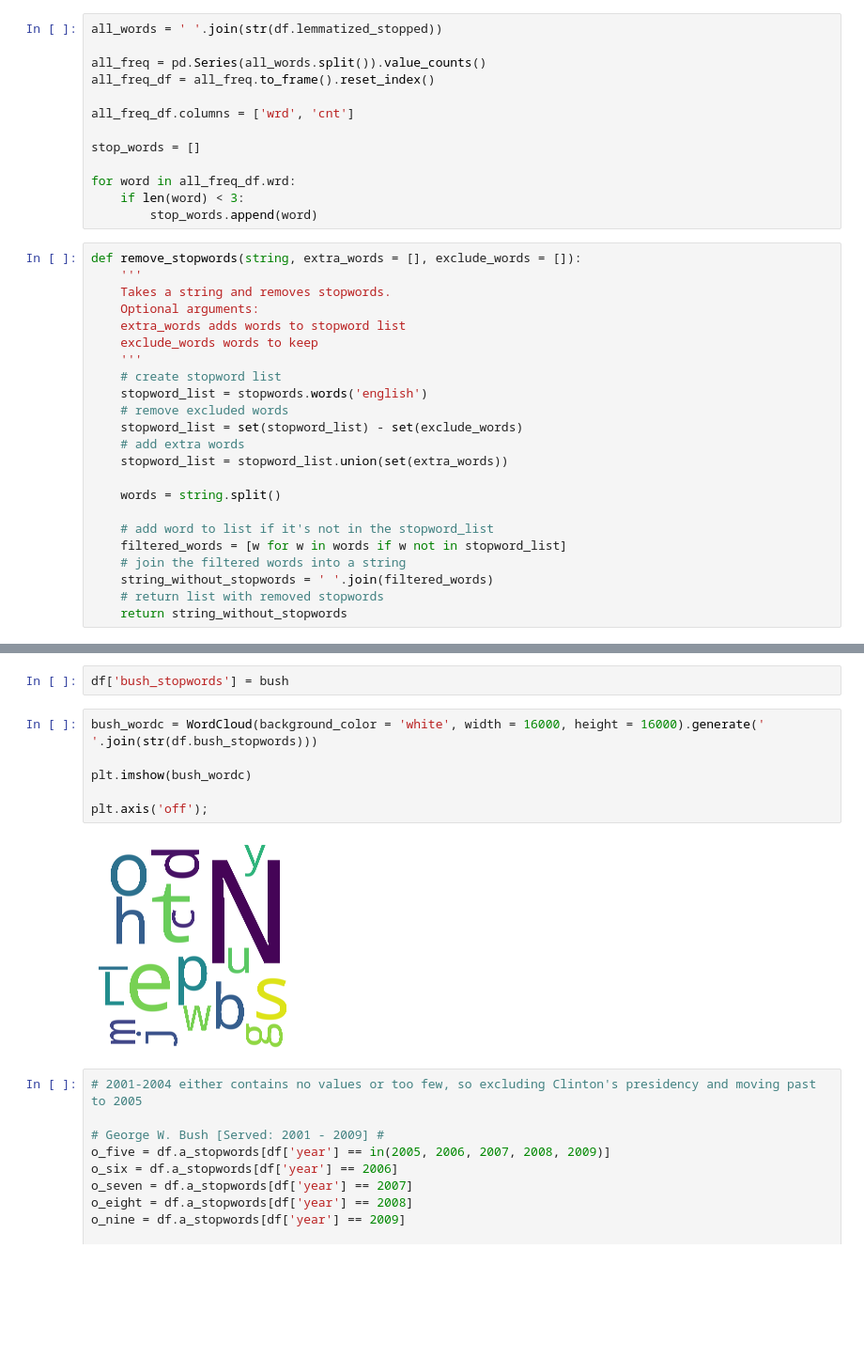
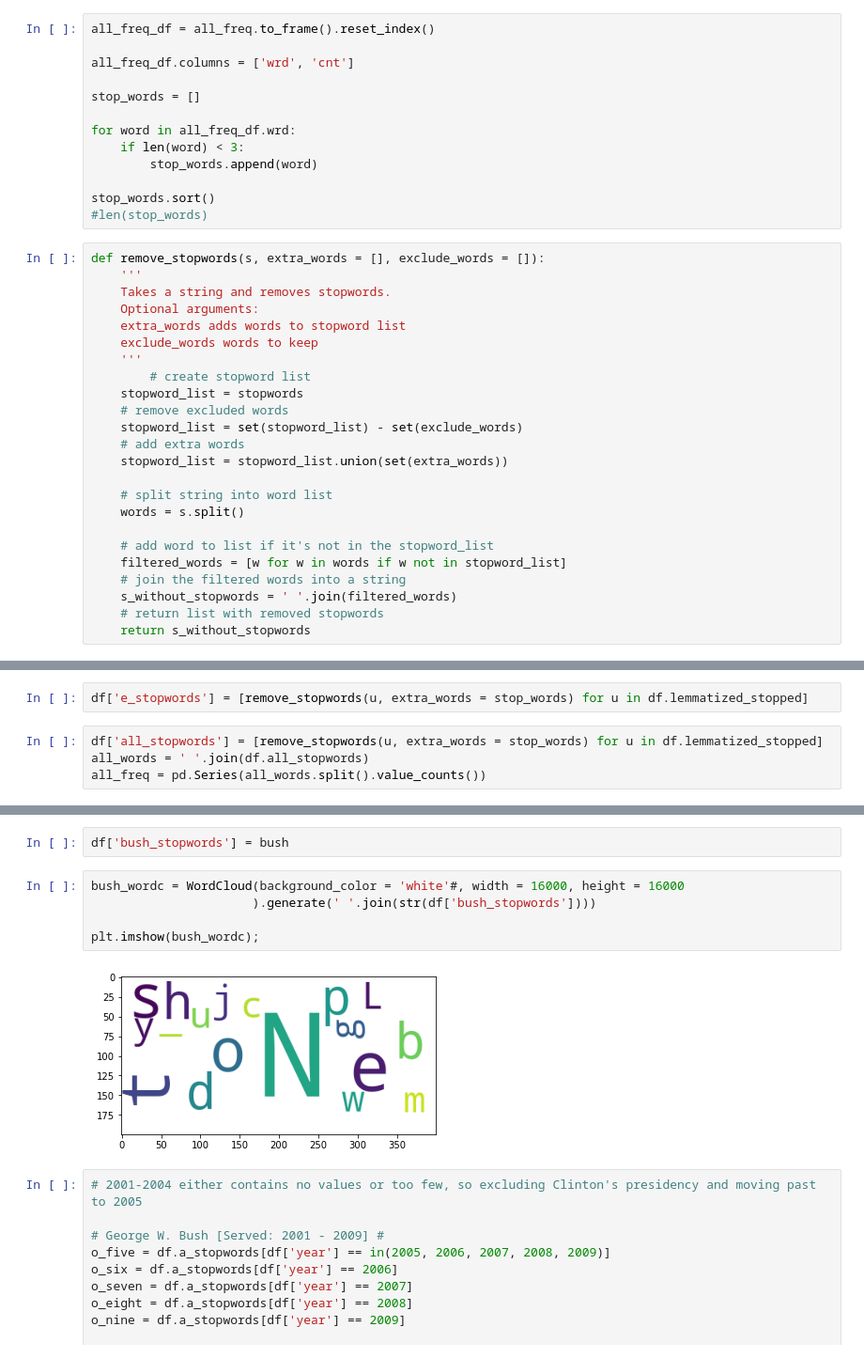
Before and after one commit to npr-nlp/npr-nlp-project, a Jupyter notebook: jos-workbook.ipynb, the cells around one changed output, grey strips where cells are left out. Shown: that part at 94% size. Cells and saved outputs as stored; diff of their text form; blank space fills up the shorter version.

```diff
--- a/jos-workbook.ipynb
+++ b/jos-workbook.ipynb
@@ -51,9 +189,6 @@ is_hosts_df.head()
 - Data goes from the years 1999 - 2019
 - I am excluding the years 1999 - 2005. 1999 is fine, but 2001 - 2004 either have little/no values.
 # %%
-all_words = ' '.join(str(df.lemmatized_stopped))
-
-all_freq = pd.Series(all_words.split()).value_counts()
 all_freq_df = all_freq.to_frame().reset_index()
 
 all_freq_df.columns = ['wrd', 'cnt']
@@ -63,26 +198,30 @@ stop_words = []
 for word in all_freq_df.wrd:
     if len(word) < 3:
         stop_words.append(word)
+
+stop_words.sort()
+#len(stop_words)
 # %%
-def remove_stopwords(string, extra_words = [], exclude_words = []):
+def remove_stopwords(s, extra_words = [], exclude_words = []):
     '''
     Takes a string and removes stopwords.
     Optional arguments:
     extra_words adds words to stopword list
     exclude_words words to keep
     '''
-    # create stopword list
-    stopword_list = stopwords.words('english')
+        # create stopword list
+    stopword_list = stopwords
     # remove excluded words
     stopword_list = set(stopword_list) - set(exclude_words)
     # add extra words
     stopword_list = stopword_list.union(set(extra_words))
 
-    words = string.split()
+    # split string into word list
+    words = s.split()
 
     # add word to list if it's not in the stopword_list
     filtered_words = [w for w in words if w not in stopword_list]
     # join the filtered words into a string
-    string_without_stopwords = ' '.join(filtered_words)
+    s_without_stopwords = ' '.join(filtered_words)
     # return list with removed stopwords
-    return string_without_stopwords
+    return s_without_stopwords
@@ -88,0 +235,6 @@ def remove_stopwords(string, extra_words = [], exclude_words = []):
+# %%
+df['e_stopwords'] = [remove_stopwords(u, extra_words = stop_words) for u in df.lemmatized_stopped]
+# %%
+df['all_stopwords'] = [remove_stopwords(u, extra_words = stop_words) for u in df.lemmatized_stopped]
+all_words = ' '.join(df.all_stopwords)
+all_freq = pd.Series(all_words.split().value_counts())
@@ -111,13 +265,12 @@ Name: a_stopwords, Length: 1407947, dtype: object
 # %%
 df['bush_stopwords'] = bush
 # %%
-bush_wordc = WordCloud(background_color = 'white', width = 16000, height = 16000).generate(' '.join(str(df.bush_stopwords)))
+bush_wordc = WordCloud(background_color = 'white'#, width = 16000, height = 16000
+                      ).generate(' '.join(str(df['bush_stopwords'])))
 
-plt.imshow(bush_wordc)
-
-plt.axis('off');
+plt.imshow(bush_wordc);
 # %% [output]
-[figure, old version]
+[figure, new version]
 # %%
 # 2001-2004 either contains no values or too few, so excluding Clinton's presidency and moving past to 2005
 
```
Also changed, not shown: parts of 15 cells of this notebook.
